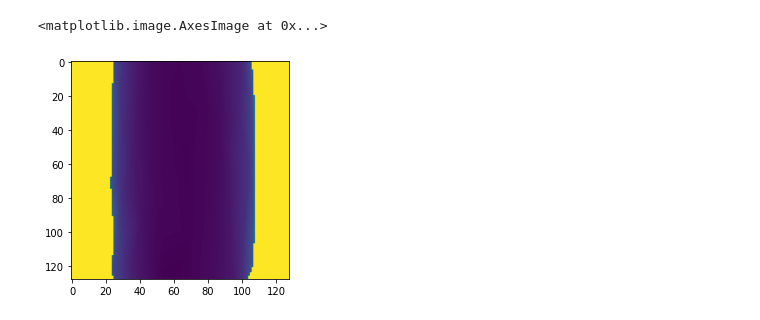
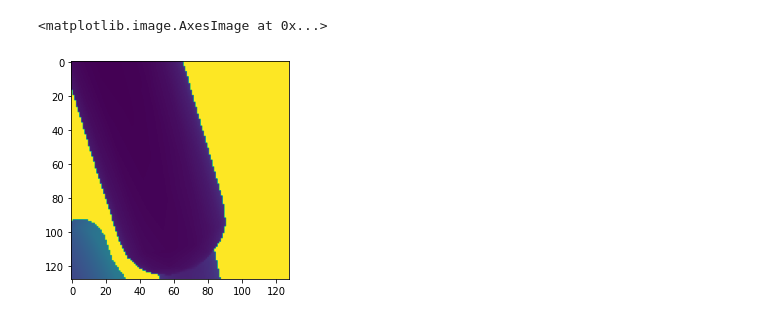
Before and after one commit to ishikaalunawat/NeuGrasp-Net, a Jupyter notebook: scripts/grasp_render.ipynb, the cells around one changed output. Cells and saved outputs as stored; diff of their text form; code cells hidden in the pictures.

Commit message:
working grasp rendering with three cameras

```diff
--- a/scripts/grasp_render.ipynb
+++ b/scripts/grasp_render.ipynb
@@ -19,7 +19,7 @@ from vgn.perception import *
 from vgn.simulation import ClutterRemovalSim
 from vgn.utils.transform import Rotation, Transform
 from vgn.utils.implicit import get_mesh_pose_list_from_world, get_scene_from_mesh_pose_list, as_mesh
-
+from vgn.utils.misc import apply_noise
 from vgn.grasp_sampler import GpgGraspSamplerPcl
 
 OBJECT_COUNT_LAMBDA = 4
@@ -30,9 +30,10 @@ previous_root="/home/sjauhri/IAS_WS/potato-net/GIGA-TSDF/GIGA-6DoF/data/pile/dat
 data_root = "/home/sjauhri/IAS_WS/potato-net/GIGA-TSDF/GIGA-6DoF/"
 mesh_list_files = glob.glob(os.path.join(previous_root, 'mesh_pose_list', '*.npz'))
 
-index = 20
+index = 15# 20 # index 20 is a good example
 sim_gui = False
 three_cameras = True # Use one camera for wrist and two cameras for the fingers
+add_noise = False # Add dex noise to the rendered images like GIGA
 scene='pile'
 object_set='pile/train'
 # Re-create the saved simulation
@@ -100,7 +100,7 @@ width_max_dist = sim.gripper.max_opening_width/2.0 + 0.005 # 0.5 cm extra
 dist_from_gripper = width_max_dist/np.tan(width_fov/2.0)
 min_measured_dist = 0.001
 max_measured_dist = dist_from_gripper + sim.gripper.finger_depth + 0.005 # 0.5 cm extra
-camera = sim.world.add_camera(intrinsic, min_measured_dist, max_measured_dist)
+camera = sim.world.add_camera(intrinsic, min_measured_dist, max_measured_dist+0.05) # adding 5cm extra for now but will filter it below
 # depth_imgs_side, extrinsics_side = render_side_images(sim, 1, camera=camera)
 # plt.imshow(depth_imgs_side[0]) # Normally too far away to see anything
 
@@ -108,8 +108,8 @@ if three_cameras:
     # Use one camera for wrist and two cameras for the fingers
     finger_width_max_dist = sim.gripper.finger_depth/2.0 + 0.005 # 0.5 cm extra
     dist_from_finger = finger_width_max_dist/np.tan(width_fov/2.0)
-    finger_max_measured_dist = dist_from_finger + sim.gripper.max_opening_width/2.0
-    finger_camera  = sim.world.add_camera(intrinsic, min_measured_dist, finger_max_measured_dist)
+    finger_max_measured_dist = dist_from_finger + 0.75*sim.gripper.max_opening_width
+    finger_camera  = sim.world.add_camera(intrinsic, min_measured_dist, finger_max_measured_dist+0.05) # adding 5cm extra for now but will filter it below
 # %%
 # sample grasps with GPG:
 sampler = GpgGraspSamplerPcl(sim.gripper.finger_depth-0.0075) # Franka finger depth is actually a little less than 0.05
@@ -135,25 +134,28 @@ INFO - 2023-03-02 20:50:20,560 - acceleratesupport - No OpenGL_accelerate module
 # %%
 ## Move camera to grasp offset frame
 grasp_center = grasps[0].pose.translation
 # Unfortunately VGN/GIGA grasps are not in the grasp frame we want (frame similar to PointNetGPD), so we need to transform them
 grasp_frame_rot =  grasps[0].pose.rotation * Rotation.from_euler('Y', np.pi/2) * Rotation.from_euler('Z', np.pi)
 grasp_tf = Transform(grasp_frame_rot, grasp_center).as_matrix()
 offset_pos =  (grasp_tf @ np.array([[-dist_from_gripper],[0],[0],[1.]]))[:3].squeeze() # Move to offset frame
 # (Debug) viz the grasp center and offset_pos:
 # visualizer.add_geometry(o3d.geometry.PointCloud(o3d.utility.Vector3dVector(grasp_center.reshape(1,3))))
 # visualizer.add_geometry(o3d.geometry.PointCloud(o3d.utility.Vector3dVector(offset_pos.reshape(1,3))))
 # visualizer.show()
 
 # Unfortunately the bullet renderer uses the OpenGL format so we have to use yet another extrinsic
 grasp_up_axis = grasp_tf.T[2,:3] # np.array([0.0, 0.0, 1.0]) # grasp_tf z-axis
 extrinsic_bullet = Transform.look_at(eye=offset_pos, center=grasp_center, up=grasp_up_axis)
 
-## render image (TODO: ADD SOME DEX NOISE)
+## render image
 depth_img = camera.render(extrinsic_bullet)[1]
+# Optional: Add some dex noise like GIGA
+if add_noise:
+    depth_img = apply_noise(depth_img, noise_type='dex')
 plt.imshow(depth_img)
 # %% [output]
 <matplotlib.image.AxesImage at 0x...>
-[figure, old version]
+[figure, new version]
 # %%
 ## Do the same for the other cameras
 if three_cameras:
```
Also changed, not shown: parts of 5 cells of this notebook.
